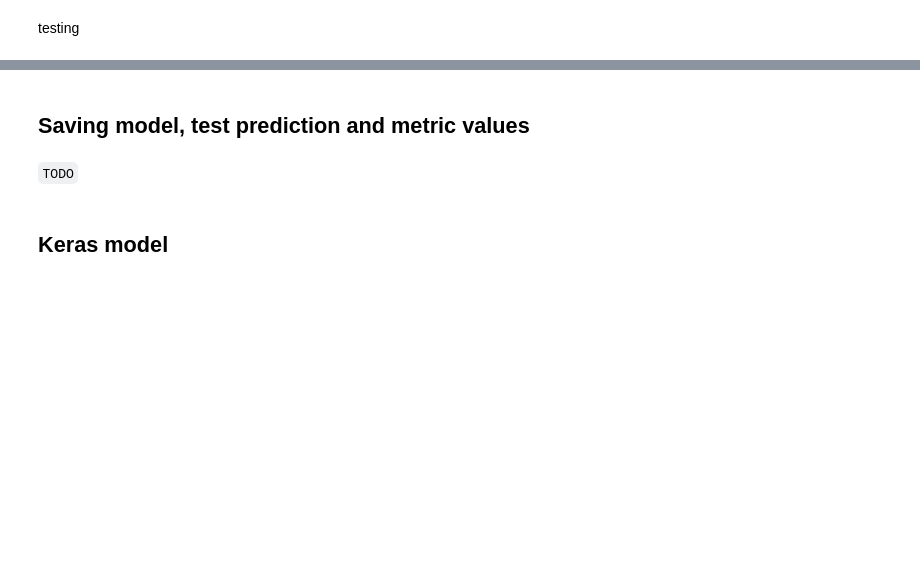
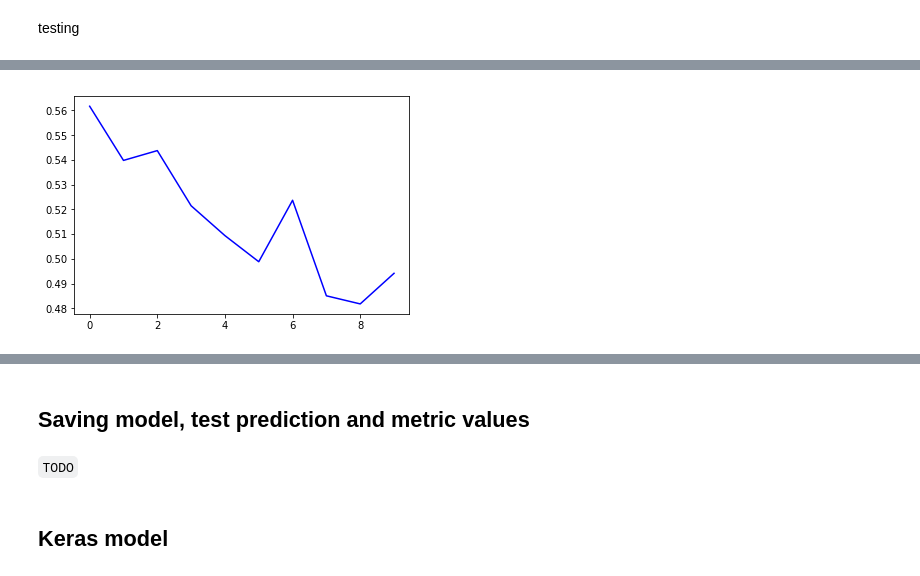
Before and after one commit to BorisShirokikh/salt-challenge, a Jupyter notebook: notebooks/pipeline_demo.ipynb, the cells around one changed output, grey strips where cells are left out. Saved outputs shown, nothing was run; the diff lists cells and outputs as text; code cells hidden in the pictures; blank space fills up the shorter version.

```diff
--- a/notebooks/pipeline_demo.ipynb
+++ b/notebooks/pipeline_demo.ipynb
@@ -112,0 +142,5 @@ plt.show()
+# %%
+plt.plot(history['val_losses'], 'b-')
+plt.show()
+# %% [output]
+[figure, added]
```
Also changed, not shown: parts of 14 cells of this notebook, 2 other files.
